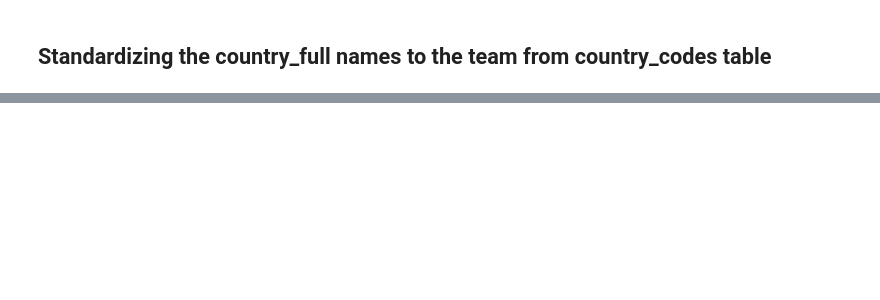
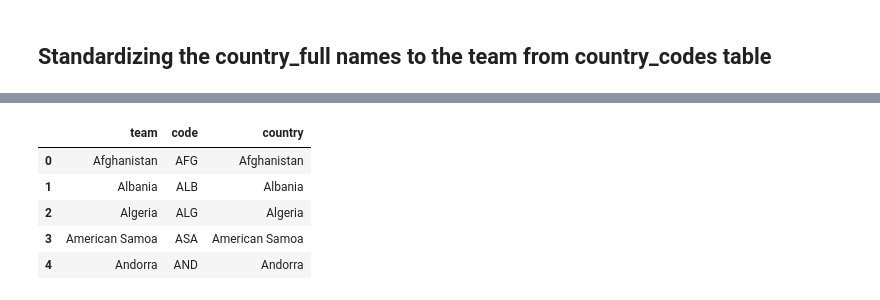
Before and after one commit to gabipana7/fifa-world-cup-2022, a Jupyter notebook: rankings-cleanup.ipynb, the cells around one changed output, grey strips where cells are left out. Cells and saved outputs as stored; diff of their text form; code cells hidden in the pictures; blank space fills up the shorter version.

```diff
--- a/rankings-cleanup.ipynb
+++ b/rankings-cleanup.ipynb
@@ -511,0 +557,9 @@ duplicates
+# %%
+country_codes.head()
+# %% [output]
+|  | team | code | country |
+| 0 | Afghanistan | AFG | Afghanistan |
+| 1 | Albania | ALB | Albania |
+| 2 | Algeria | ALG | Algeria |
+| 3 | American Samoa | ASA | American Samoa |
+| 4 | Andorra | AND | Andorra |
```
Also changed, not shown: parts of 14 cells of this notebook.
